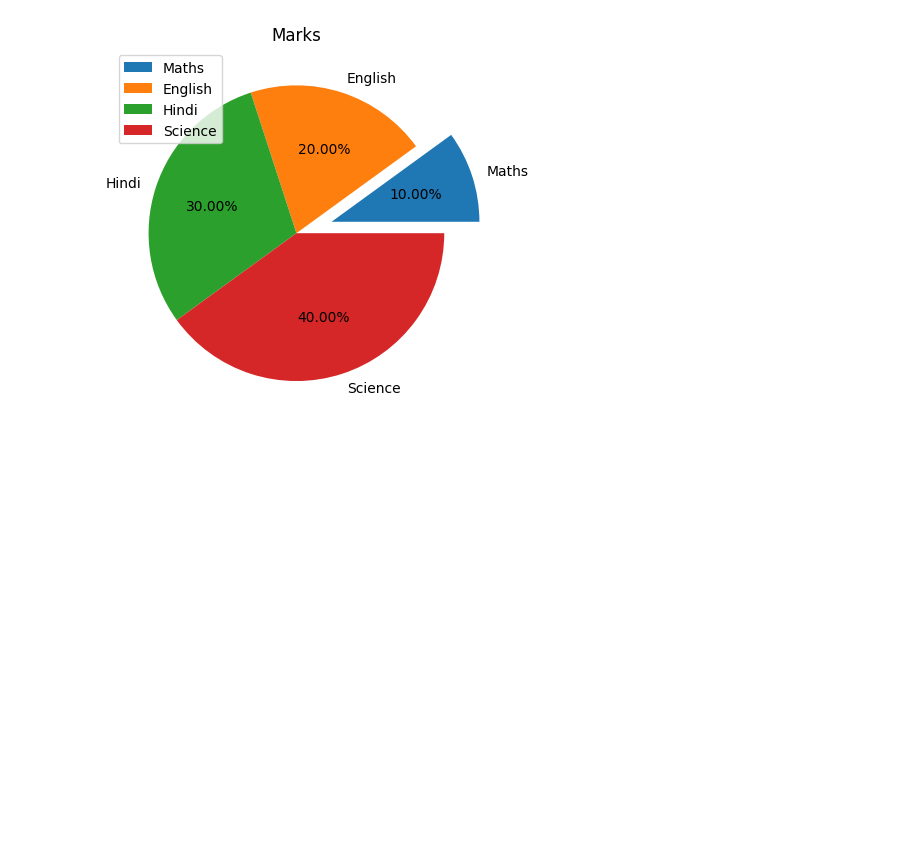
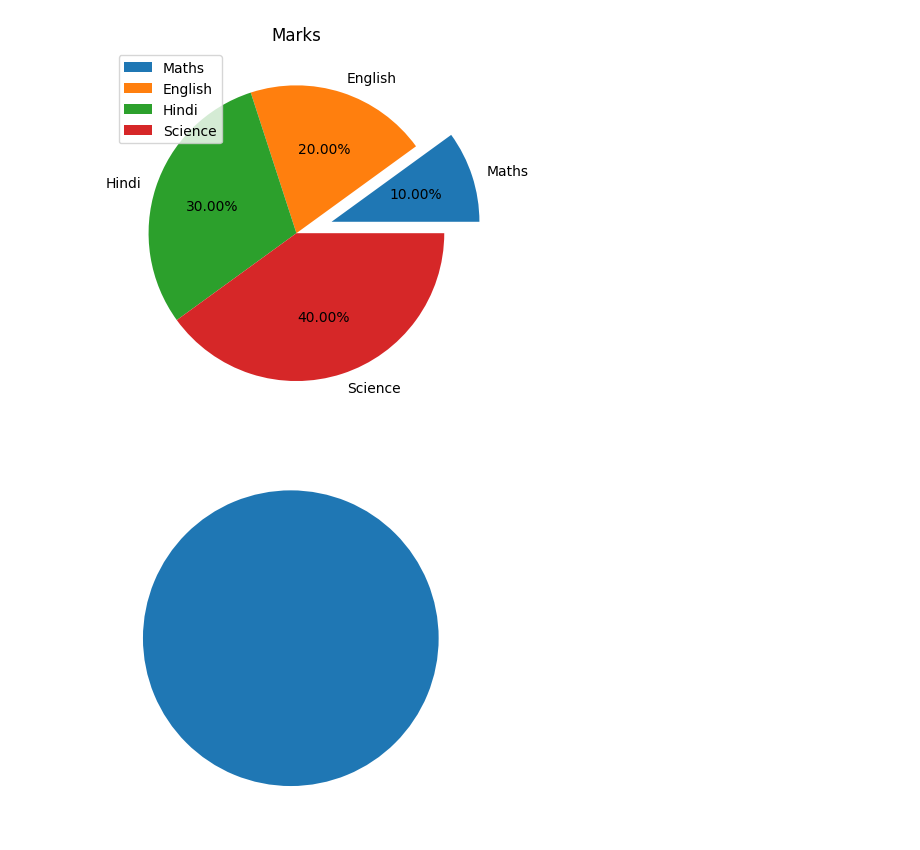
Before and after one commit to Tanay-Dwivedi/DADS-practice, a Jupyter notebook: Python/Matplotlib/matplotlib_practice1.ipynb, the cells around one changed output. Saved outputs shown, nothing was run; the diff lists cells and outputs as text; code cells hidden in the pictures; blank space fills up the shorter version.

```diff
--- a/Python/Matplotlib/matplotlib_practice1.ipynb
+++ b/Python/Matplotlib/matplotlib_practice1.ipynb
@@ -443,3 +443,10 @@ plt.legend()
 plt.show()
 # %% [output]
 [figure]
+# %%
+# Dot pie chart
+
+plt.pie([1])
+plt.show()
+# %% [output]
+[figure, added]
```
Also changed, not shown: parts of 3 cells of this notebook.
